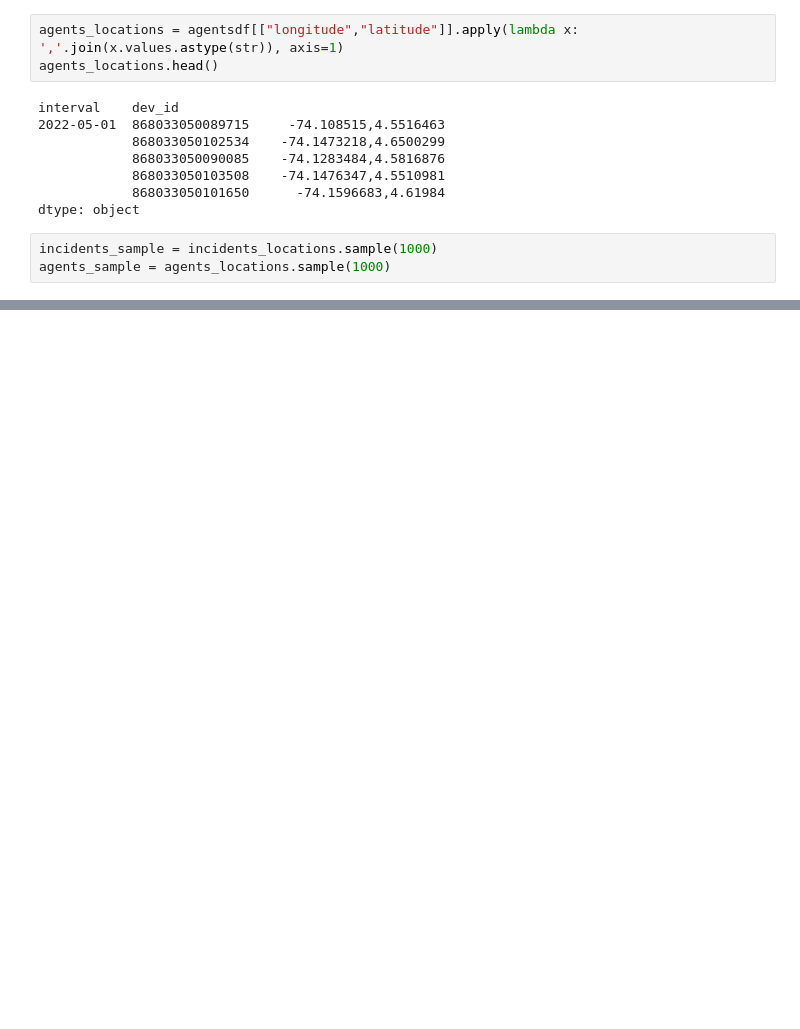
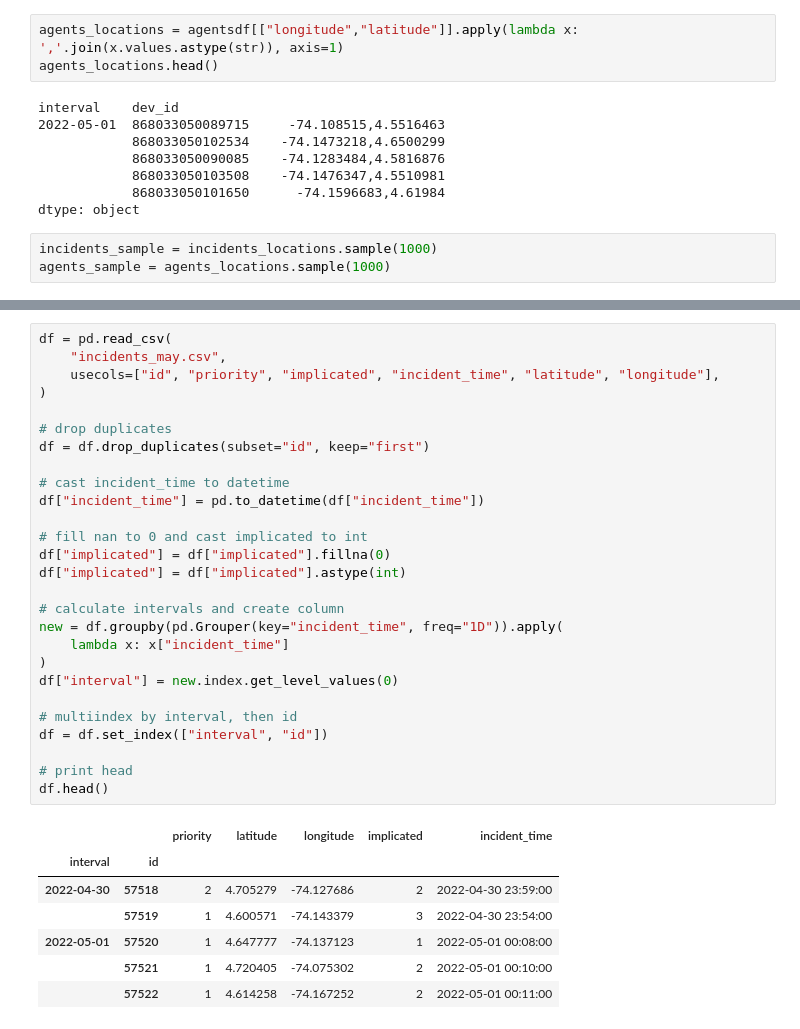
Before and after one commit to brromeroc/Proyectofinal, a Jupyter notebook: distance.ipynb, the cells around one changed output, grey strips where cells are left out. Drawn from its saved outputs; the diff is of its cells as text; blank space fills up the shorter version.

```diff
--- a/distance.ipynb
+++ b/distance.ipynb
@@ -165,0 +219,35 @@ df
+# %%
+df = pd.read_csv(
+    "incidents_may.csv",
+    usecols=["id", "priority", "implicated", "incident_time", "latitude", "longitude"],
+)
+
+# drop duplicates
+df = df.drop_duplicates(subset="id", keep="first")
+
+# cast incident_time to datetime
+df["incident_time"] = pd.to_datetime(df["incident_time"])
+
+# fill nan to 0 and cast implicated to int
+df["implicated"] = df["implicated"].fillna(0)
+df["implicated"] = df["implicated"].astype(int)
+
+# calculate intervals and create column
+new = df.groupby(pd.Grouper(key="incident_time", freq="1D")).apply(
+    lambda x: x["incident_time"]
+)
+df["interval"] = new.index.get_level_values(0)
+
+# multiindex by interval, then id
+df = df.set_index(["interval", "id"])
+
+# print head
+df.head()
+# %% [output]
+|  |  | priority | latitude | longitude | implicated | incident_time |
+| interval | id |  |  |  |  |  |
+| 2022-04-30 | 57518 | 2 | 4.705279 | -74.127686 | 2 | 2022-04-30 23:59:00 |
+|  | 57519 | 1 | 4.600571 | -74.143379 | 3 | 2022-04-30 23:54:00 |
+| 2022-05-01 | 57520 | 1 | 4.647777 | -74.137123 | 1 | 2022-05-01 00:08:00 |
+|  | 57521 | 1 | 4.720405 | -74.075302 | 2 | 2022-05-01 00:10:00 |
+|  | 57522 | 1 | 4.614258 | -74.167252 | 2 | 2022-05-01 00:11:00 |
```
Also changed, not shown: parts of 19 cells of this notebook, 2 other files.
